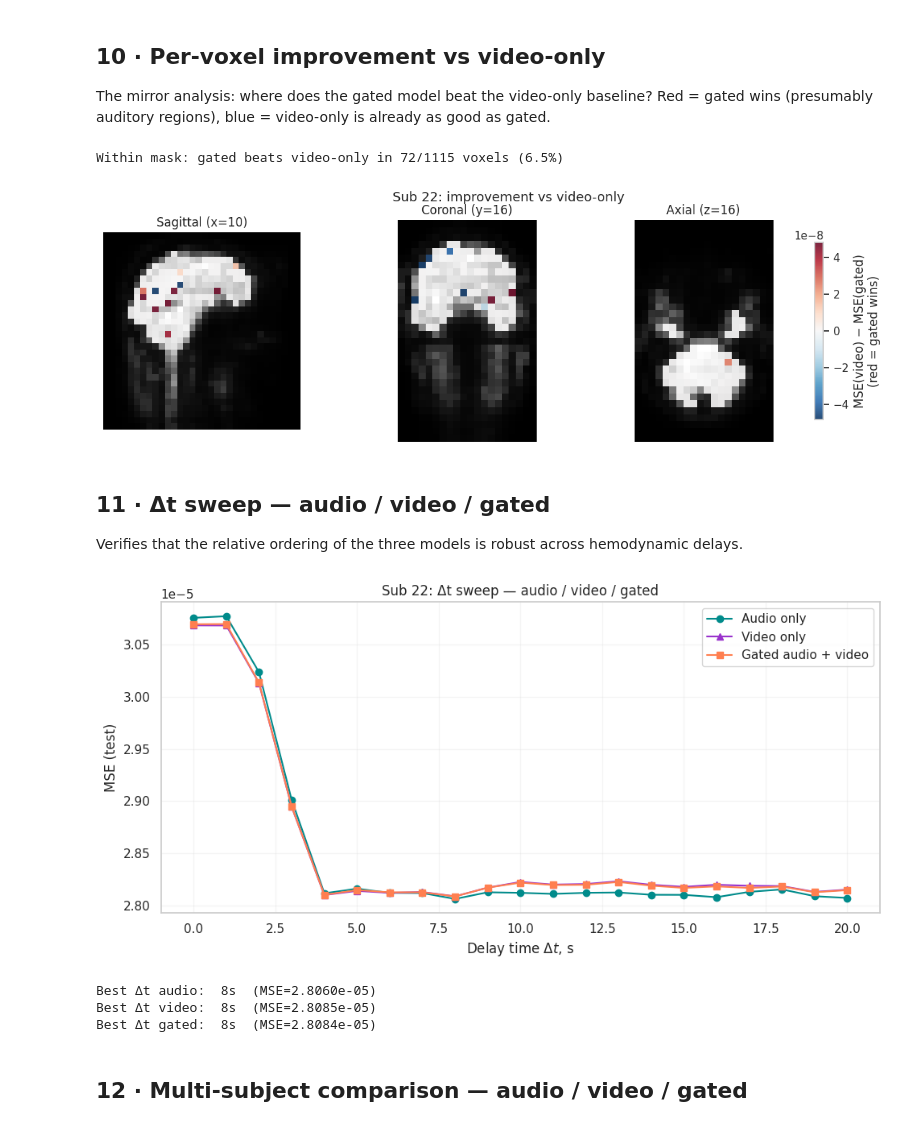
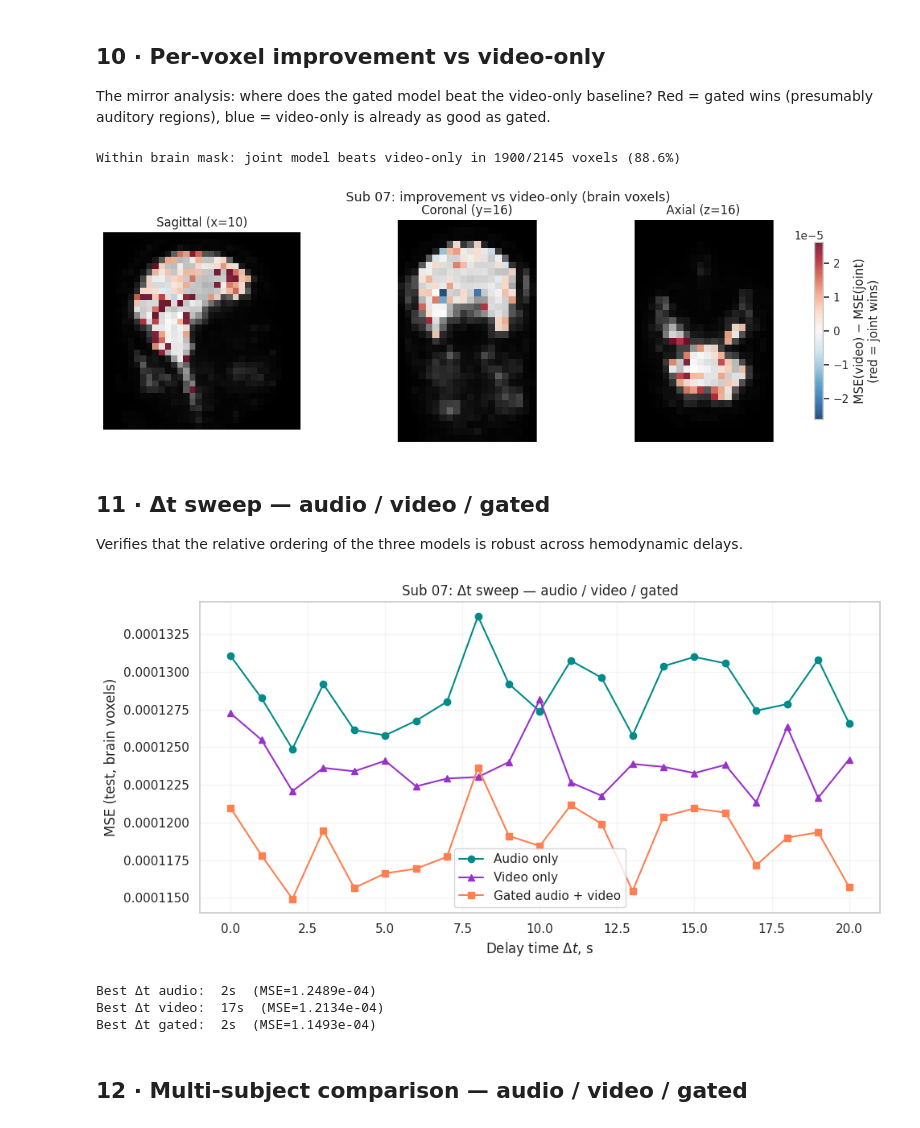
Before and after one commit to DorinDaniil/Multimodal-fMRI-forecasting, a Jupyter notebook: code/gated_multimodal.ipynb, the cells around one changed output. Cells and saved outputs as stored; diff of their text form; code cells hidden in the pictures.

```diff
--- a/code/gated_multimodal.ipynb
+++ b/code/gated_multimodal.ipynb
@@ -75,14 +93,28 @@ X_video: (9750, 768)   X_audio: (9750, 144)
 # %% [markdown]
 ## 3 · Subject and hyperparameters
 # %%
-SUB_ID  = '22'
+SUB_ID  = '07' # '04'
 DT      = 3       # Hemodynamic delay, seconds
 COEF    = 2       # AvgPool factor on the BOLD volume
-ALPHA_V = 1e4     # Ridge penalty for the (high-dim) video block
-ALPHA_A = 1e4     # Ridge penalty for the (now wider) audio block;
-                  # bump if you keep USE_RICH_AUDIO=True
+ALPHA_V = 2e2     # Ridge penalty for the (high-dim) video block
+ALPHA_A = 2e2     # Ridge penalty for the audio block.  With block_normalize=True
+                  # below the two blocks are on the same scale, so equal alphas
+                  # is a principled default.
 
-sub = Sub(SUB_ID, data_root='/mnt/DATA2/dorin/Multimodal-fMRI-forecasting/code/src/ds003688-download')
+# Tell the loader where the BIDS dataset lives.  Set once on the class so
+# every subsequent Sub(sid) call below picks it up automatically.
+Sub.DATA_ROOT = '/mnt/DATA2/dorin/Multimodal-fMRI-forecasting/code/src/ds003688-download'
+
+sub = Sub(SUB_ID, data_root=Sub.DATA_ROOT)
 print('BOLD volume shape:', sub.tensor.shape)
+
+# Brain mask on the SAME downsampled grid the models use (AvgPool with
+# coef=COEF).  All MSEs from this point on are restricted to these
+# voxels — averaging over background air voxels would just dilute the
+# signal and make every model look comparably good.
+brain_mask_3d = make_brain_mask_for_sub(sub, COEF, var_quantile=1e-3)
+brain_mask_flat = brain_mask_3d.reshape(-1)
+print(f'Brain mask: {brain_mask_flat.sum()} / {brain_mask_flat.size} voxels '
+      f'({brain_mask_flat.mean() * 100:.1f}%)')
 # %% [output]
 BOLD volume shape: torch.Size([40, 64, 64, 641])
@@ -304,22 +393,21 @@ err_video = np.mean(
 )
 imp_vs_video = err_video - err_gated
 
-n_win = (imp_vs_video[show_mask.ravel()] > 0).sum()
-print(f'Within mask: gated beats video-only in {n_win}/{n_total} voxels '
+n_win = (imp_vs_video[brain_mask_flat] > 0).sum()
+print(f'Within brain mask: joint model beats video-only in {n_win}/{n_total} voxels '
       f'({n_win / max(n_total, 1) * 100:.1f}%)')
 
 show_signed_overlay(
     values_3d=imp_vs_video.reshape(gated._d1, gated._d2, gated._d3),
     bold_underlay=mean_bold,
     mask_3d=show_mask,
-    title=f'Sub {SUB_ID}: improvement vs video-only',
-    cbar_label='MSE(video) − MSE(gated)\n(red = gated wins)',
-    save_path=None,
+    title=f'Sub {SUB_ID}: improvement vs video-only (brain voxels)',
+    cbar_label='MSE(video) − MSE(joint)\n(red = joint wins)',
     # save_path=f'improvement_vs_video_sub{SUB_ID}.pdf',
 )
 # %% [output]
-Within mask: gated beats video-only in 72/1115 voxels (6.5%)
+Within brain mask: joint model beats video-only in 1900/2145 voxels (88.6%)
-[figure, old version]
+[figure, new version]
 # %% [markdown]
 ## 11 · Δt sweep — audio / video / gated
 
@@ -331,45 +419,45 @@ mse_audio, mse_video, mse_gated = [], [], []
 
 for dt_val in t_vals:
     m_a = LinearDeltaModel(X_audio, sub, dt_val, COEF, ALPHA_A)
-    m_a.fit(); m_a.predict(); m_a.evaluate()
+    m_a.fit(); m_a.predict(); m_a.evaluate(mask=brain_mask_flat)
     mse_audio.append(m_a.MSE_test)
 
     m_v = LinearDeltaModel(X_video, sub, dt_val, COEF, ALPHA_V)
-    m_v.fit(); m_v.predict(); m_v.evaluate()
+    m_v.fit(); m_v.predict(); m_v.evaluate(mask=brain_mask_flat)
     mse_video.append(m_v.MSE_test)
 
     m_g = GatedMultimodalLinearDeltaModel(
         X_video=X_video, X_audio=X_audio,
         sub=sub, dt=dt_val, coef=COEF,
         alpha_video=ALPHA_V, alpha_audio=ALPHA_A,
     )
-    m_g.fit(); m_g.predict(); m_g.evaluate()
+    m_g.fit(); m_g.predict(); m_g.evaluate(mask=brain_mask_flat)
     mse_gated.append(m_g.MSE_test)
 
 plt.figure(figsize=(10, 5))
-plt.plot(t_vals, mse_audio, marker='o', color='darkcyan', label='Audio only')
+plt.plot(t_vals, mse_audio, marker='o', color='darkcyan',  label='Audio only')
 plt.plot(t_vals, mse_video, marker='^', color='darkorchid', label='Video only')
 plt.plot(t_vals, mse_gated, marker='s', color='coral',     label='Gated audio + video')
 plt.xlabel(r'Delay time $\Delta t$, s')
-plt.ylabel('MSE (test)')
+plt.ylabel('MSE (test, brain voxels)')
 plt.title(f'Sub {SUB_ID}: Δt sweep — audio / video / gated')
 plt.legend()
 plt.grid(alpha=0.2)
 plt.tight_layout()
 # plt.savefig(f'mse_dt_gated_sub{SUB_ID}.pdf', bbox_inches='tight')
 plt.show()
 
 best_dt_a = t_vals[int(np.argmin(mse_audio))]
 best_dt_v = t_vals[int(np.argmin(mse_video))]
 best_dt_g = t_vals[int(np.argmin(mse_gated))]
 print(f'Best Δt audio:  {best_dt_a}s  (MSE={min(mse_audio):.4e})')
 print(f'Best Δt video:  {best_dt_v}s  (MSE={min(mse_video):.4e})')
 print(f'Best Δt gated:  {best_dt_g}s  (MSE={min(mse_gated):.4e})')
 # %% [output]
-[figure, old version]
+[figure, new version]
-Best Δt audio:  8s  (MSE=2.8060e-05)
-Best Δt video:  8s  (MSE=2.8085e-05)
-Best Δt gated:  8s  (MSE=2.8084e-05)
+Best Δt audio:  2s  (MSE=1.2489e-04)
+Best Δt video:  17s  (MSE=1.2134e-04)
+Best Δt gated:  2s  (MSE=1.1493e-04)
 # %% [markdown]
 ## 12 · Multi-subject comparison — audio / video / gated
 # %%
```
Also changed, not shown: parts of 14 cells of this notebook, 6 other files.
